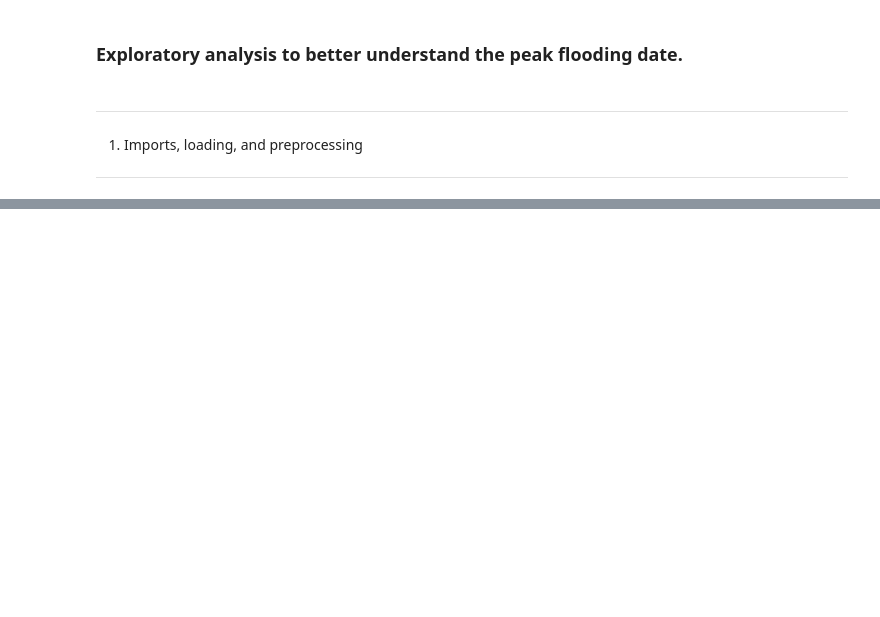
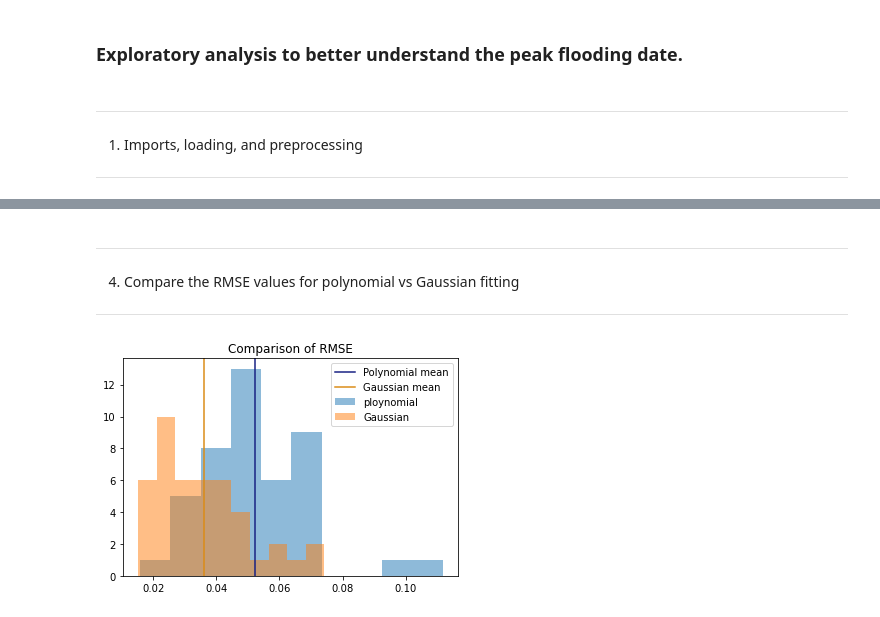
Before and after one commit to OCHA-DAP/pa-bangladesh-aa, a Jupyter notebook: notebooks/20201023_Funcfit.ipynb, the cells around one changed output, grey strips where cells are left out. Cells and saved outputs as stored; diff of their text form; code cells hidden in the pictures; blank space fills up the shorter version.

```diff
--- a/notebooks/20201023_Funcfit.ipynb
+++ b/notebooks/20201023_Funcfit.ipynb
@@ -185,0 +124,14 @@ plt.xticks(rotation=45)
+# %% [markdown]
+---
+4. Compare the RMSE values for polynomial vs Gaussian fitting
+---
+# %%
+plt.hist(results['RMSE_P'], label='ploynomial', alpha=0.5)
+plt.hist(results['RMSE_G'], label='Gaussian', alpha=0.5)
+plt.axvline(results['RMSE_P'].mean(), label='Polynomial mean', color='#172082')
+plt.axvline(results['RMSE_G'].mean(), label='Gaussian mean', color='#db8c16')
+plt.legend()
+plt.title('Comparison of RMSE')
+plt.show()
+# %% [output]
+[figure, added]
```
Also changed, not shown: parts of 24 cells of this notebook, 10 other files.
